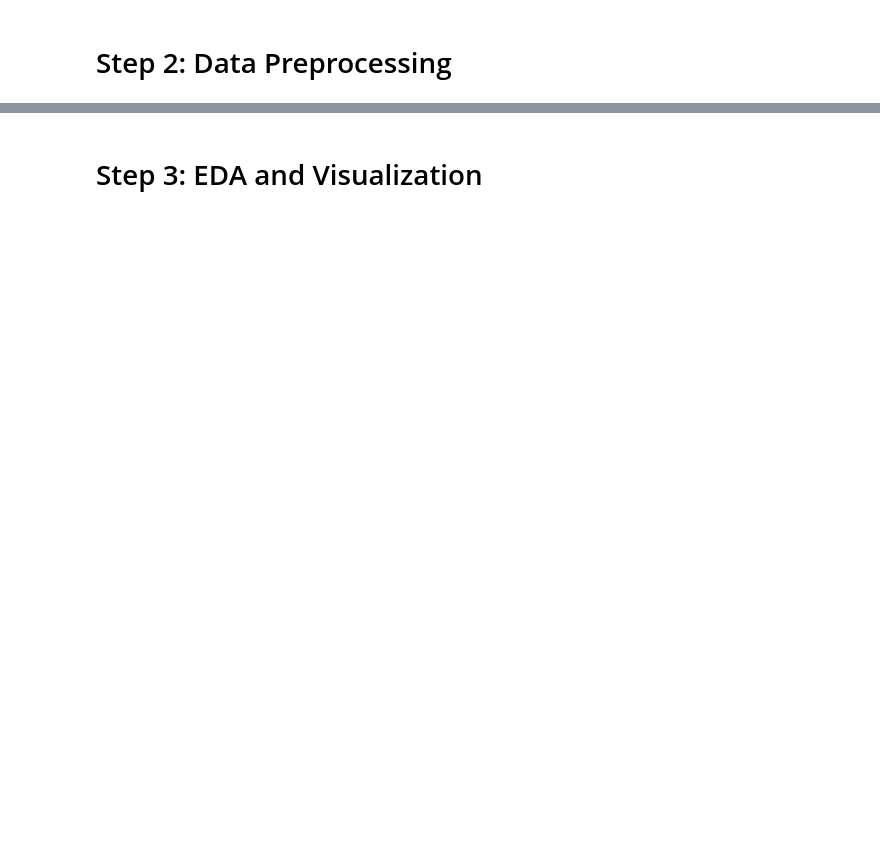
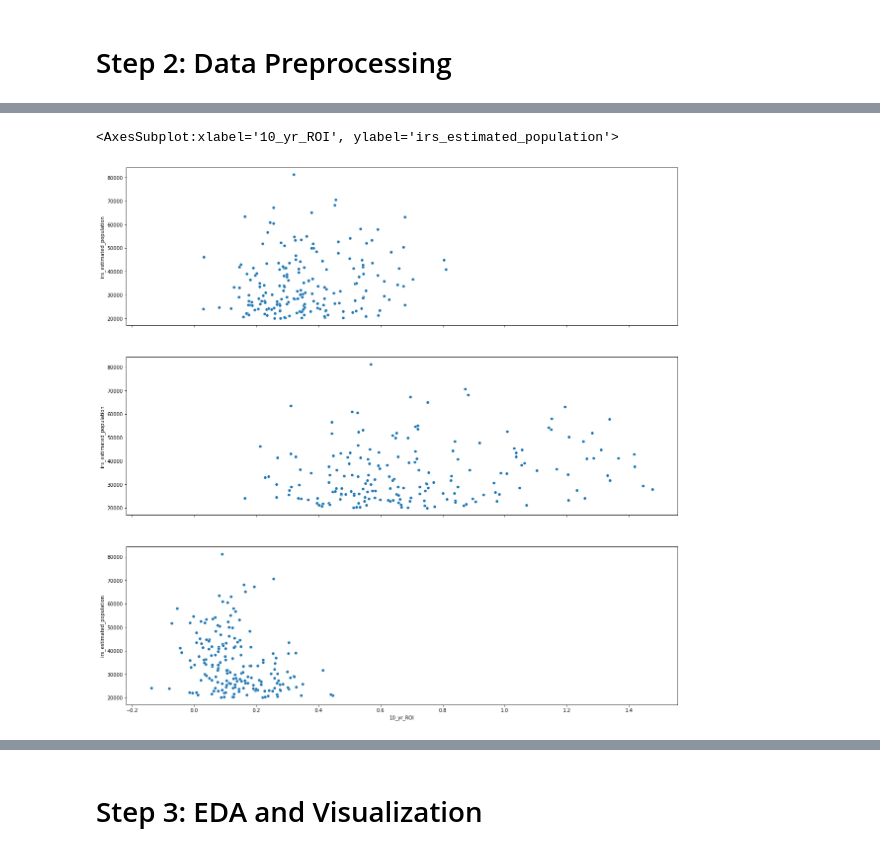
Before and after one commit to learn-co-curriculum/dsc-phase-4-choosing-a-dataset, a Jupyter notebook: time-series/starter_notebook.ipynb, the cells around one changed output, grey strips where cells are left out. Cells and saved outputs as stored; diff of their text form; code cells hidden in the pictures; blank space fills up the shorter version.

```diff
--- a/time-series/starter_notebook.ipynb
+++ b/time-series/starter_notebook.ipynb
@@ -179,0 +169,3 @@ df.info
+# %%
+df_Florida = df[(df.Zipcode >= 32000) & (df.Zipcode < 35000)]
+df_Florida
@@ -179,0 +214,4 @@ df.info
+# %%
+df_Florida['3_yr_ROI'] = (df_Florida['2018-04'] - df_Florida['2015-05'])/(df_Florida['2015-05'])
+df_Florida['5_yr_ROI'] = (df_Florida['2018-04'] - df_Florida['2013-05'])/(df_Florida['2013-05'])
+df_Florida['10_yr_ROI'] = (df_Florida['2018-04'] - df_Florida['2008-05'])/(df_Florida['2008-05'])
@@ -179,0 +247,10 @@ df.info
+# %%
+df_Florida = df_Florida[df_Florida['irs_estimated_population'] >= 20000].reset_index()
+# %%
+q_75 = df_Florida['2018-04'].quantile(q=0.75)
+print(f'Average Value 60% cutoff value: {round(q_75,2)}')
+#Calculate the 35% cutoff value (1.5 deciles below).
+q_25 = df_Florida['2018-04'].quantile(q=0.25)
+print(f'Average Value 35% cutoff value: {round(q_25,2)}')
+#Get data frame with selected zipcodes.
+df_Florida= df_Florida[(df_Florida['2018-04']<q_75) & (df_Florida['2018-04']>q_25)]
@@ -179,0 +276,10 @@ df.info
+# %%
+# visulaizing population vs ROI
+
+fig, axs = plt.subplots(3,1, sharex=True, figsize=(20,20))
+sns.scatterplot(data=df_Florida, x='3_yr_ROI', y='irs_estimated_population', ax=axs[0])
+sns.scatterplot(data=df_Florida, x='5_yr_ROI', y='irs_estimated_population', ax=axs[1])
+sns.scatterplot(data=df_Florida, x='10_yr_ROI', y='irs_estimated_population' , ax=axs[2])
+# %% [output]
+<AxesSubplot:xlabel='10_yr_ROI', ylabel='irs_estimated_population'>
+[figure, added]
```
Also changed, not shown: parts of 174 cells of this notebook.
